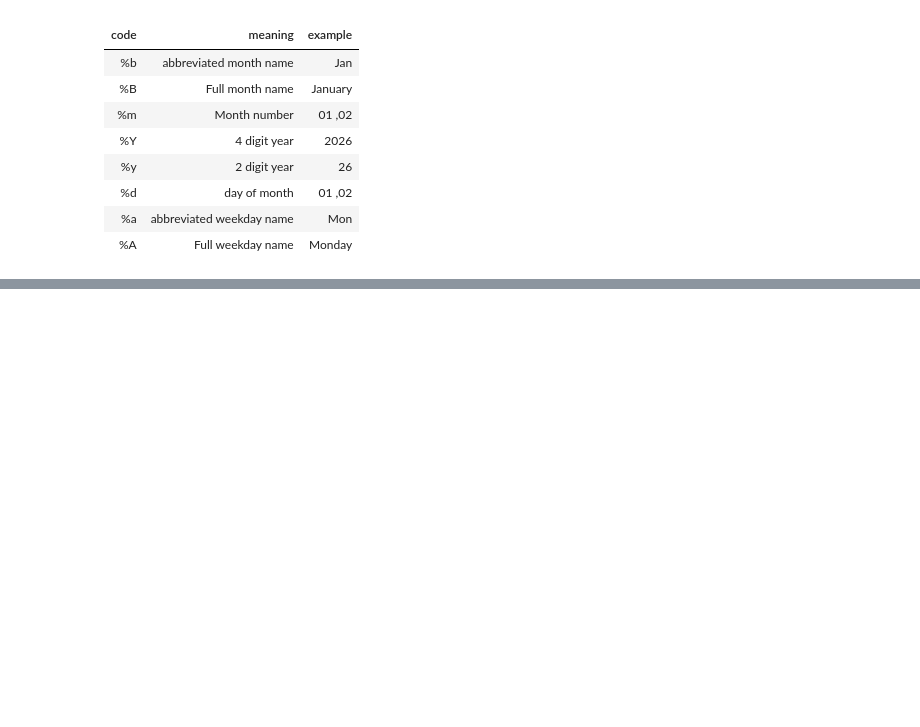
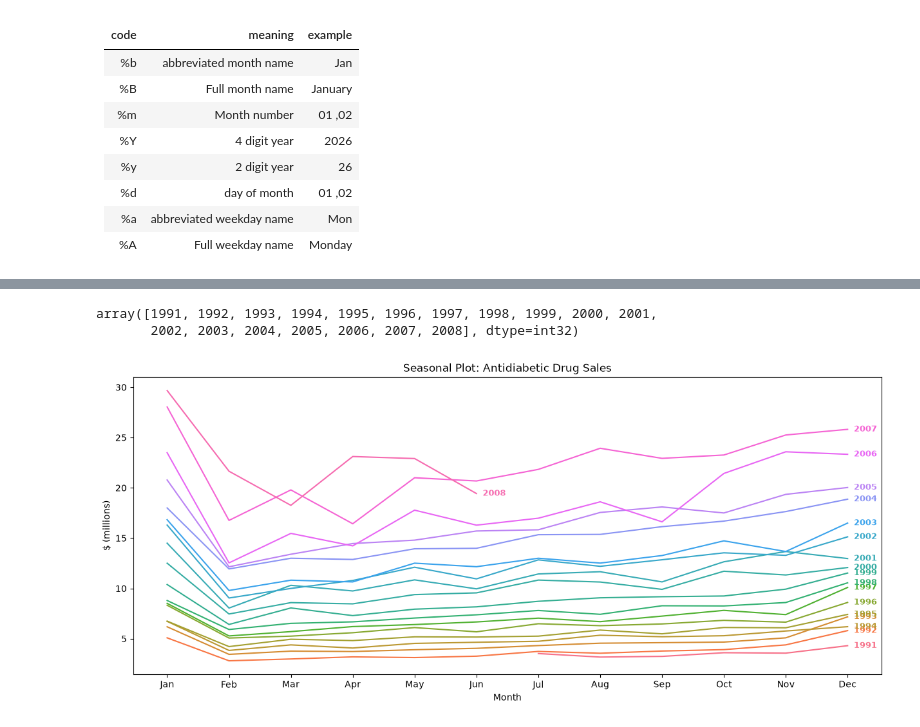
Before and after one commit to Minajamfum/forecasting, a Jupyter notebook: chapter2.ipynb, the cells around one changed output, grey strips where cells are left out. Cells and saved outputs as stored; diff of their text form; code cells hidden in the pictures; blank space fills up the shorter version.

```diff
--- a/chapter2.ipynb
+++ b/chapter2.ipynb
@@ -130,3 +130,10 @@ total_cost
 | %d  | day of month | 01 ,02 |
 | %a | abbreviated weekday name | Mon |
 | %A | Full weekday name | Monday |
+# %%
+df = total_cost.assign(
+    Month_name = total_cost["Month"].dt.strftime("%b"),
+    Year = total_cost["Month"].dt.year,
+    Month_num = total_cost["Month"].dt.month
+)
+df
@@ -132,0 +154,38 @@ total_cost
+# %%
+unique_years = df["Year"].unique()
+unique_years
+# %% [output]
+array([1991, 1992, 1993, 1994, 1995, 1996, 1997, 1998, 1999, 2000, 2001,
+       2002, 2003, 2004, 2005, 2006, 2007, 2008], dtype=int32)
+# %%
+import seaborn as sns
+
+year_palette = sns.color_palette("husl", n_colors=len(unique_years))
+# %%
+import seaborn as sns
+import matplotlib.pylab as plt
+
+fig , ax = plt.subplots(figsize=(15, 6))
+sns.lineplot( data= df , x="Month_num", y="Total cost (milions)" ,hue= "Year" , palette= year_palette ,legend= False , ax= ax )
+
+ax.set(
+    title="Seasonal Plot: Antidiabetic Drug Sales",
+    xlabel="Month",
+    ylabel="$ (millions)",
+    xticks=range(1, 13),
+    xticklabels=[
+        "Jan", "Feb", "Mar", "Apr", "May", "Jun",
+        "Jul", "Aug", "Sep", "Oct", "Nov", "Dec",
+    ],
+)
+
+min_year = unique_years.min()
+for year, subset in df.groupby("Year"):
+    x = subset["Month_num"].iloc[-1] + .1
+    y = subset["Total cost (milions)"].iloc[-1]
+    color = year_palette[year - min_year]
+    ax.text(x, y, str(year), ha="left", va="center", fontsize=9, weight="bold", color=color)
+
+fig.show()
+# %% [output]
+[figure, added]
```
Also changed, not shown: parts of 6 cells of this notebook, 1 other file.
